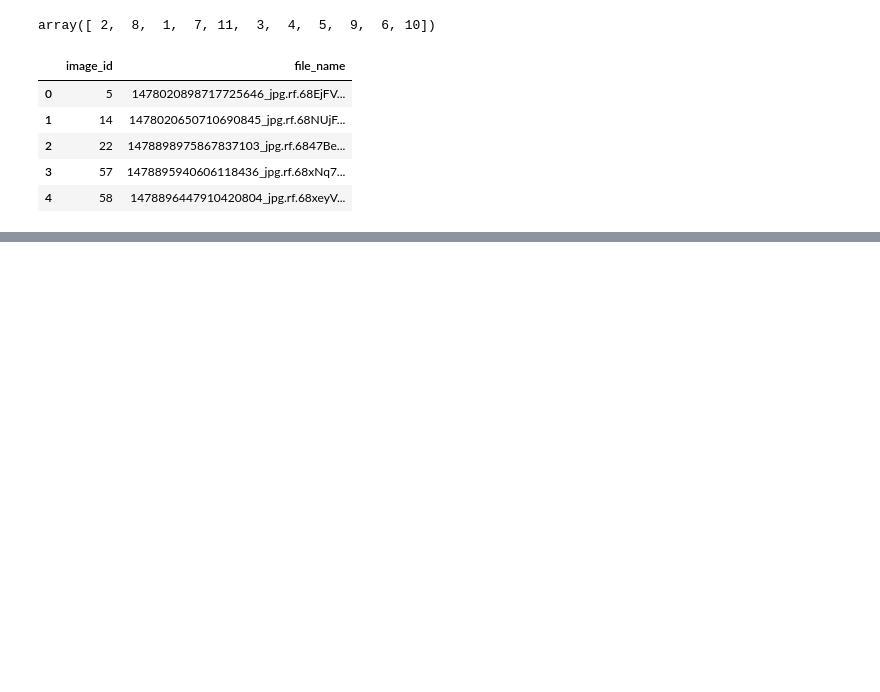
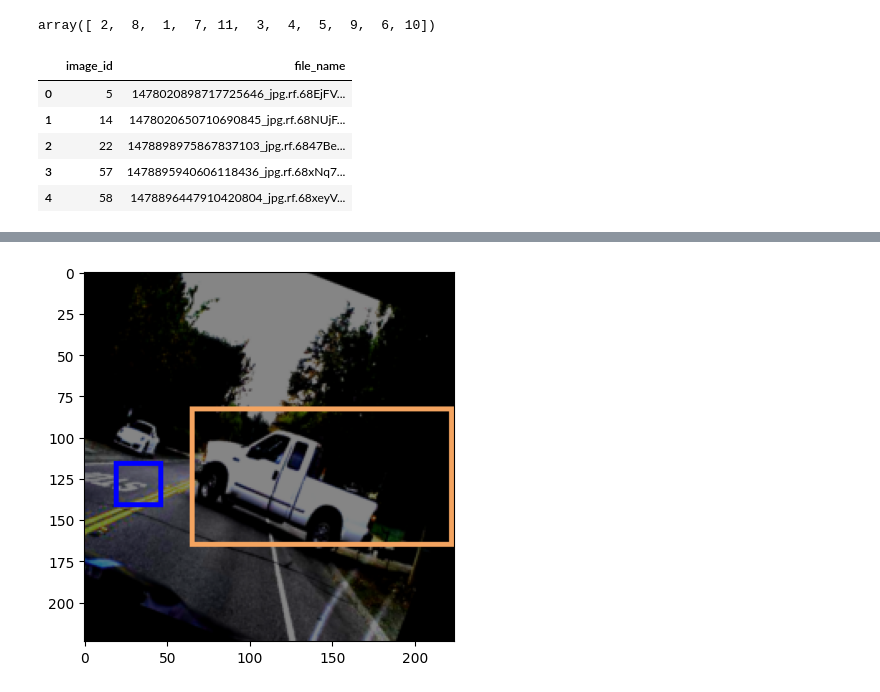
Before and after one commit to a13xbb/ml-labs-mag, a Jupyter notebook: lab3/main.ipynb, the cells around one changed output, grey strips where cells are left out. Drawn from its saved outputs; the diff is of its cells as text; code cells hidden in the pictures; blank space fills up the shorter version.

Commit message:
transforms in progress

```diff
--- a/lab3/main.ipynb
+++ b/lab3/main.ipynb
@@ -108,0 +131,21 @@ train_dataset[2323][0]
+# %%
+basic_transforms = transforms.Compose(
+    [v2.RandomHorizontalFlip(),
+    transforms.RandomRotation((-30, 30)),
+    v2.ColorJitter(brightness=(0.4, 2), contrast=(1, 6),
+            saturation=(0, 2.5), hue=(-0.25,0.25)),
+    v2.RandomInvert(0.3),
+    transforms.Resize((224, 224)),
+    transforms.ToTensor()]
+)
+
+# transformed_img = basic_transforms(img)
+# transforms.functional.to_pil_image(transformed_img)
+
+train_dataset_bt = DetectionDataset(train_annotations, TRAIN_DATA_DIR, transform=basic_transforms)
+image = transforms.functional.to_pil_image(train_dataset_bt[2323][0])
+bboxes = train_dataset_bt[2323][1]['bboxes']
+labels = train_dataset_bt[2323][1]['labels']
+utils.plot_image(image, bboxes, labels, classes_colors)
+# %% [output]
+[figure, added]
```
Also changed, not shown: parts of 9 cells of this notebook, 1 other file.
